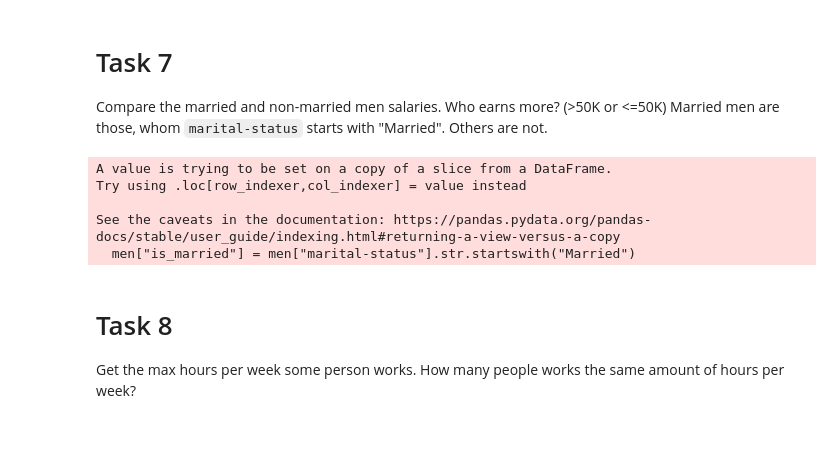
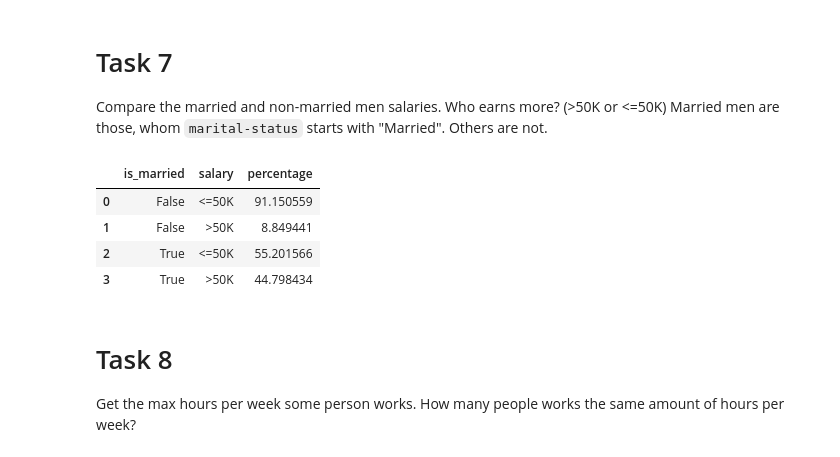
Before and after one commit to romko2003/py-adult-data-analysis, a Jupyter notebook: app/main.ipynb, the cells around one changed output. Cells and saved outputs as stored; diff of their text form; code cells hidden in the pictures.

```diff
--- a/app/main.ipynb
+++ b/app/main.ipynb
@@ -134,25 +134,25 @@ age_stats_by_education = df.groupby("education")["age"].describe()
 Compare the married and non-married men salaries. Who earns more? (>50K or <=50K)
 Married men are those, whom `marital-status` starts with "Married". Others are not.
 # %%
-men = df[df["sex"] == "Male"]
+men = df.loc[df["sex"] == "Male"].copy()
 
-# створюємо колонку: married / not married
 men["is_married"] = men["marital-status"].str.startswith("Married")
 
-# частка доходів у групах
 salary_stats = (
     men.groupby("is_married")["salary"]
-       .value_counts(normalize=True)
-       .rename("percentage")
-       .mul(100)
-       .reset_index()
+      .value_counts(normalize=True)
+      .rename("percentage")
+      .mul(100)
+      .reset_index()
 )
+
+salary_stats
 # %% [output]
-A value is trying to be set on a copy of a slice from a DataFrame.
-Try using .loc[row_indexer,col_indexer] = value instead
-
-See the caveats in the documentation: https://pandas.pydata.org/pandas-docs/stable/user_guide/indexing.html#returning-a-view-versus-a-copy
-  men["is_married"] = men["marital-status"].str.startswith("Married")
+|  | is_married | salary | percentage |
+| 0 | False | <=50K | 91.150559 |
+| 1 | False | >50K | 8.849441 |
+| 2 | True | <=50K | 55.201566 |
+| 3 | True | >50K | 44.798434 |
 # %% [markdown]
 # Task 8
 Get the max hours per week some person works. How many people works the same amount of hours per week?
```
Also changed, not shown: parts of 1 cell of this notebook.
